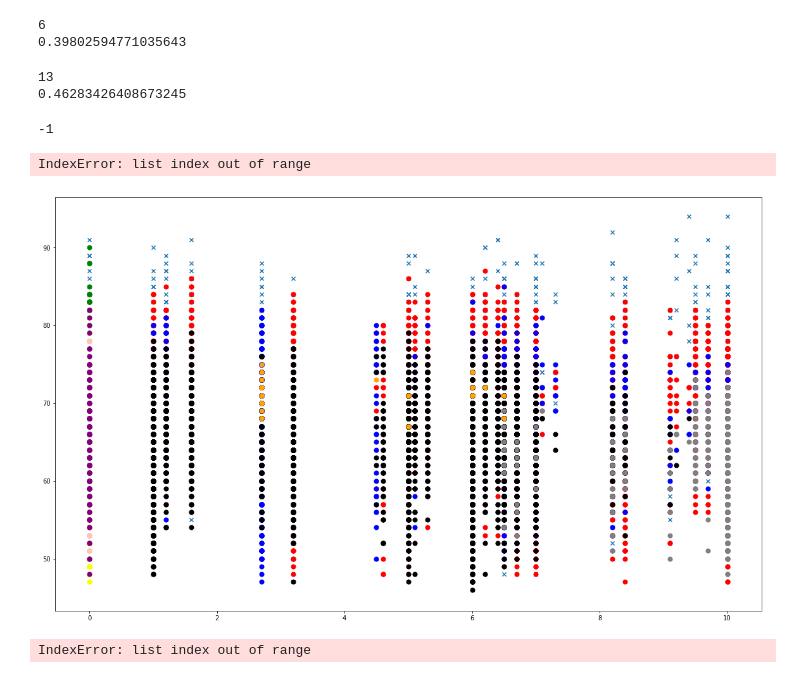
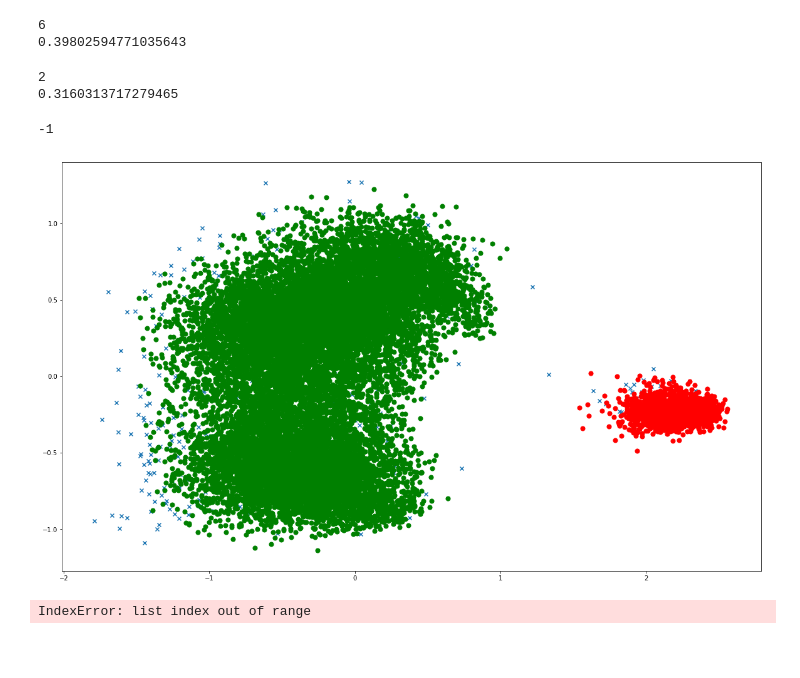
Before and after one commit to gianthead97/fifa_19_clustering, a Jupyter notebook: jupyter_scripts/dbscan.ipynb, the cells around one changed output. Drawn from its saved outputs; the diff is of its cells as text; code cells hidden in the pictures; blank space fills up the shorter version.

```diff
--- a/jupyter_scripts/dbscan.ipynb
+++ b/jupyter_scripts/dbscan.ipynb
@@ -22,7 +22,7 @@ df_pca = pd.DataFrame(principal_components, columns=['pca1', 'pca2', 'pca3', 'pc
 # %%
-# for eps in [0.2, 0.22, 0.24, 0.28, 0.32]:
-#     for min_s in [2, 3, 4, 5, 6]:
-#         est_dbscan = DBSCAN(eps=eps, min_samples=min_s)
-#         est_dbscan.fit(df_pca)
-#         print("EPS: {}, MIN_SAMPLE {}, {}".format(eps, min_s,
-#                                     silhouette_score(df_scaled, est_dbscan.labels_)))
+for eps in [0.2, 0.25, 0.28, 0.30, 0.35]:
+    for min_s in [15, 17, 19, 22, 25]:
+        est_dbscan = DBSCAN(eps=eps, min_samples=min_s)
+        est_dbscan.fit(df_pca)
+        print("EPS: {}, MIN_SAMPLE {}, {}".format(eps, min_s,
+                                    silhouette_score(df_scaled, est_dbscan.labels_)))
@@ -59,13 +77,13 @@ print(silhouette_score(df_pca, est_dbscan.labels_))
 6
 0.39802594771035643
 # %%
-est_dbscan = DBSCAN(eps=0.35, min_samples=20)
+est_dbscan = DBSCAN(eps=0.35, min_samples=15)
 est_dbscan.fit(df_pca)
 print(max(est_dbscan.labels_))
 print(silhouette_score(df_pca, est_dbscan.labels_))
 # %% [output]
-13
-0.46283426408673245
+2
+0.3160313717279465
 # %%
 est_dbscan = DBSCAN(eps=0.20, min_samples=15)
 est_dbscan.fit(df_without_gk)
@@ -107,21 +125,20 @@ df['Position'].replace(position_to_num, inplace=True)
 # %%
 fig = plt.figure(figsize=(20,12))
 df['Labels'] = est_dbscan.labels_
 df_pca['Labels'] = est_dbscan.labels_
 colors = ['Red', 'Green', 'Blue', 'Yellow', 'Pink', 'Black', 'Purple', 'Orange', 'Grey']
 for j in range(-1, max(est_dbscan.labels_)):
     if j == -1:
-        noise = df[df['Labels'] == -1]
-        plt.scatter(noise['Position'], noise['Overall'], marker='x')
+        noise = df_pca[df_pca['Labels'] == -1]
+        plt.scatter(noise['pca1'], noise['pca2'], marker='x')
     else:
-        cluster = df[df['Labels'] == j]
-        plt.scatter(cluster['Position'], cluster['Overall'], color=colors[j], s=50)
+        cluster = df_pca[df_pca['Labels'] == j]
+        plt.scatter(cluster['pca1'], cluster['pca2'], color=colors[j], s=50)
 
 
-# plt.savefig('../dbscan_pca_030_20')
+plt.savefig('../dbscan_pca_035_15')
 # %% [output]
-IndexError: list index out of range
-[figure, old version]
+[figure, new version]
 # %%
 fig = plt.figure(figsize=(20,12))
 for j in range(-1, max(est_dbscan.labels_)):
```
Also changed, not shown: parts of 2 cells of this notebook, 14 other files.
